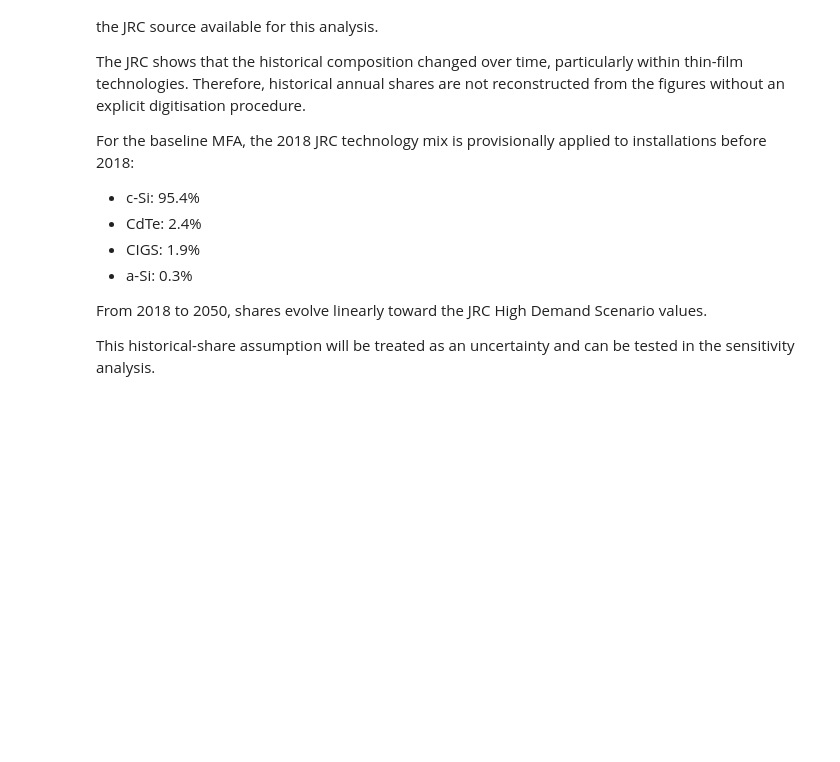
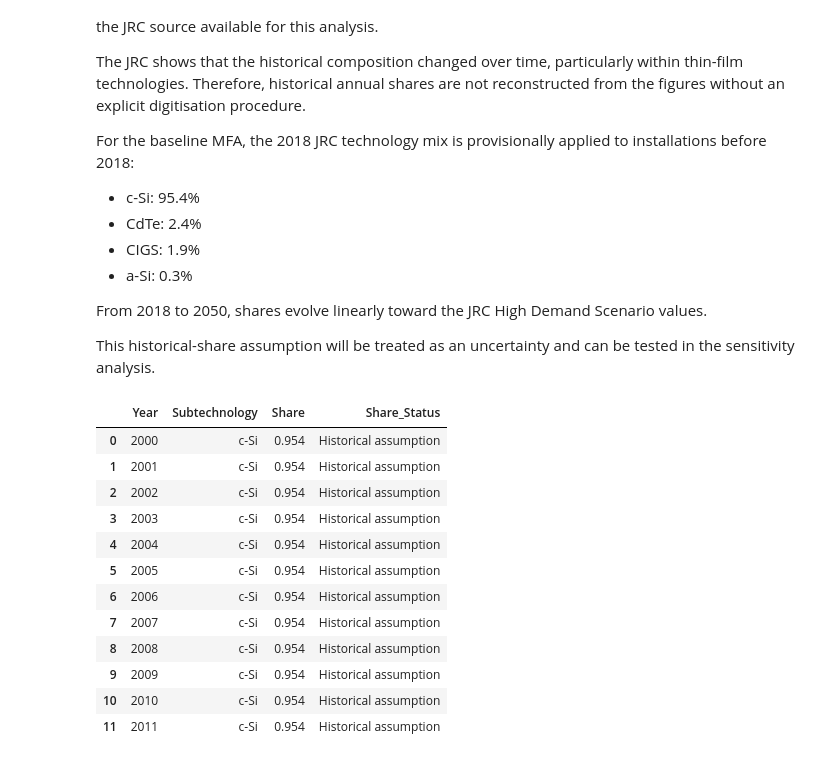
Before and after one commit to Trickwillfrit/MFA, a Jupyter notebook: notebooks/ENV501_Austria_Croatia_MFA.ipynb, the cells around one changed output. Saved outputs shown, nothing was run; the diff lists cells and outputs as text; code cells hidden in the pictures; blank space fills up the shorter version.

```diff
--- a/notebooks/ENV501_Austria_Croatia_MFA.ipynb
+++ b/notebooks/ENV501_Austria_Croatia_MFA.ipynb
@@ -874,3 +877,66 @@ For the baseline MFA, the 2018 JRC technology mix is provisionally applied to in
 From 2018 to 2050, shares evolve linearly toward the JRC High Demand Scenario values.
 
 This historical-share assumption will be treated as an uncertainty and can be tested in the sensitivity analysis.
+# %%
+pv_subtechnologies = ["c-Si", "CdTe", "CIGS", "a-Si"]
+
+pv_share_list = []
+
+for subtech in pv_subtechnologies:
+
+    share_2018 = pv_share_anchors[
+        (pv_share_anchors["Year"] == 2018) &
+        (pv_share_anchors["Subtechnology"] == subtech)
+    ]["Share"].iloc[0]
+
+    share_2050 = pv_share_anchors[
+        (pv_share_anchors["Year"] == 2050) &
+        (pv_share_anchors["Subtechnology"] == subtech)
+    ]["Share"].iloc[0]
+
+    for year in range(2000, 2051):
+
+        if year <= 2018:
+            share = share_2018
+            share_status = "Historical assumption"
+
+        else:
+            share = np.interp(
+                year,
+                [2018, 2050],
+                [share_2018, share_2050]
+            )
+            share_status = "HDS interpolation"
+
+        pv_share_list.append([
+            year,
+            subtech,
+            share,
+            share_status
+        ])
+
+pv_shares = pd.DataFrame(
+    pv_share_list,
+    columns=[
+        "Year",
+        "Subtechnology",
+        "Share",
+        "Share_Status"
+    ]
+)
+
+display(pv_shares.head(12))
+# %% [output]
+|  | Year | Subtechnology | Share | Share_Status |
+| 0 | 2000 | c-Si | 0.954 | Historical assumption |
+| 1 | 2001 | c-Si | 0.954 | Historical assumption |
+| 2 | 2002 | c-Si | 0.954 | Historical assumption |
+| 3 | 2003 | c-Si | 0.954 | Historical assumption |
+| 4 | 2004 | c-Si | 0.954 | Historical assumption |
+| 5 | 2005 | c-Si | 0.954 | Historical assumption |
+| 6 | 2006 | c-Si | 0.954 | Historical assumption |
+| 7 | 2007 | c-Si | 0.954 | Historical assumption |
+| 8 | 2008 | c-Si | 0.954 | Historical assumption |
+| 9 | 2009 | c-Si | 0.954 | Historical assumption |
+| 10 | 2010 | c-Si | 0.954 | Historical assumption |
+| 11 | 2011 | c-Si | 0.954 | Historical assumption |
```
Also changed, not shown: parts of 2 cells of this notebook.
